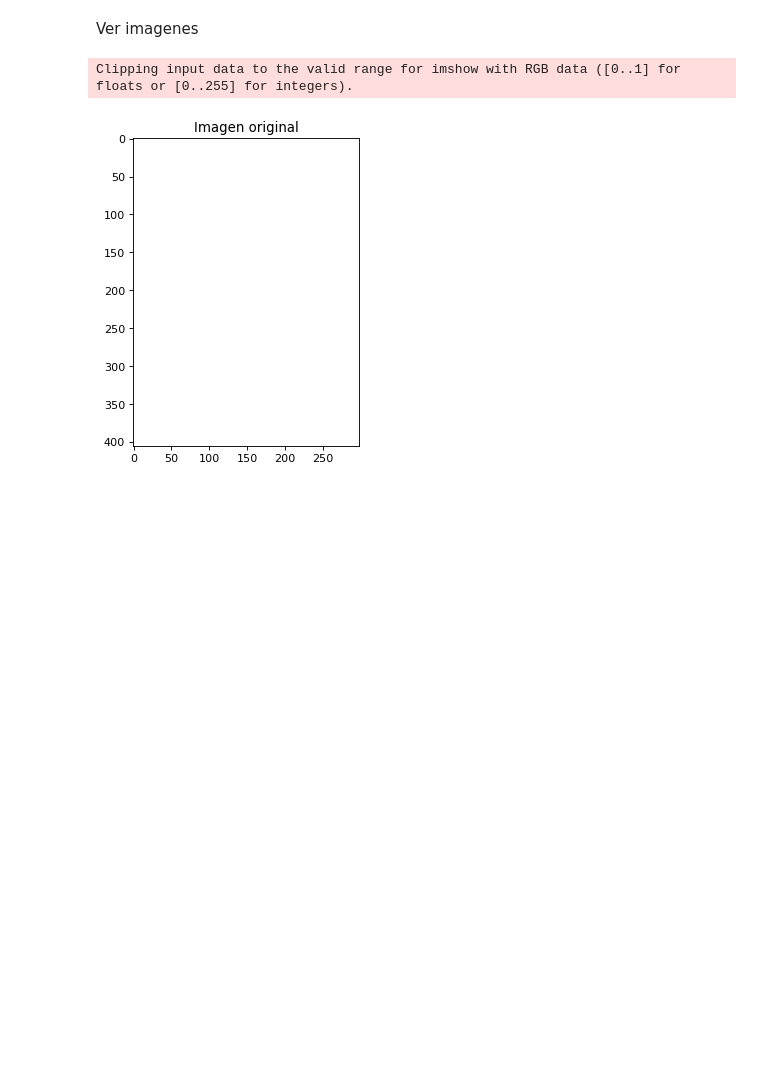
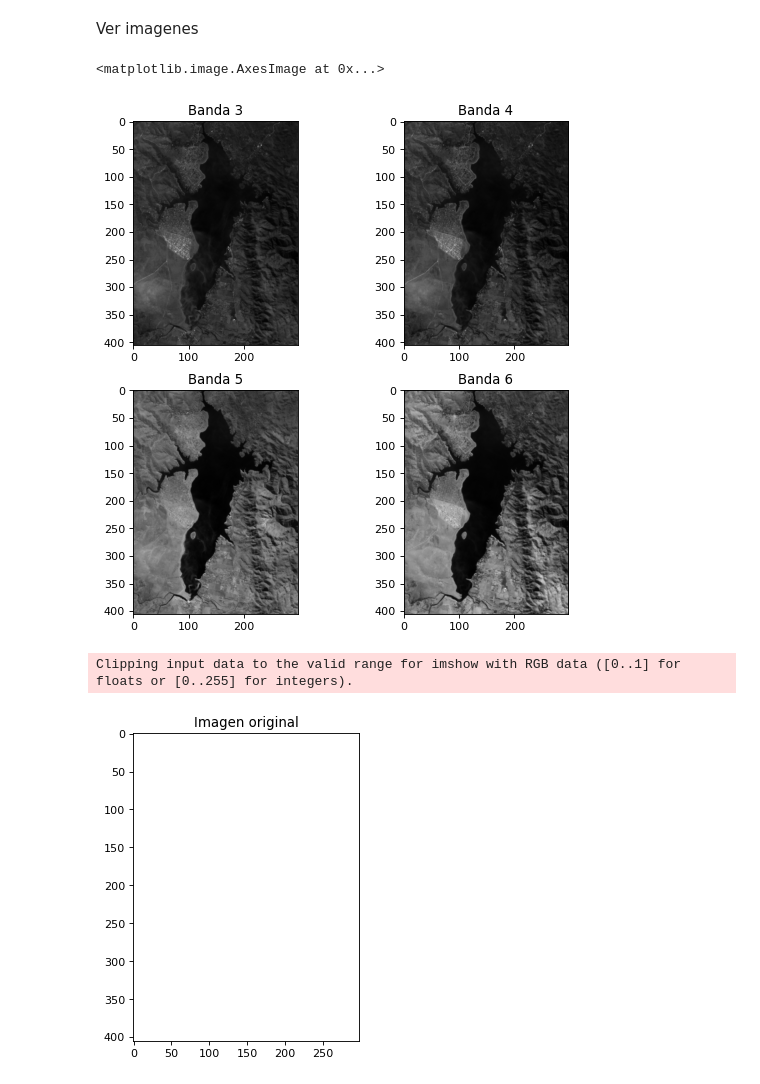
Before and after one commit to Mnzeballos/Trabajo_final_Tec-Int, a Jupyter notebook: Notas y código.ipynb, the cells around one changed output. Cells and saved outputs as stored; diff of their text form; code cells hidden in the pictures; blank space fills up the shorter version.

Commit message:
visualización de imágenes

```diff
--- a/Notas y código.ipynb
+++ b/Notas y código.ipynb
@@ -63,5 +72,27 @@ print('\nTipo de objeto: ', type(B3), type(B4), type(B5), type(B6))
 # %% [markdown]
 Ver imagenes
+# %%
+# Armamos la figura
+plt.figure(figsize=(8, 8), dpi= 80, facecolor='w', edgecolor='k')
+# Banda 3
+plt.subplot(2,2,1)
+plt.title('Banda 3')
+plt.imshow(B3, cmap='gray')
+# Banda 4
+plt.subplot(2,2,2)
+plt.title('Banda 4')
+plt.imshow(B4, cmap='gray')
+# Banda 5
+plt.subplot(2,2,3)
+plt.title('Banda 5')
+plt.imshow(B5, cmap='gray')
+# Banda 6
+plt.subplot(2,2,4)
+plt.title('Banda 6')
+plt.imshow(B6, cmap='gray')
+# %% [output]
+<matplotlib.image.AxesImage at 0x...>
+[figure, added]
 # %%
 # unimos las bandas
 Bandas = np.zeros([filas, columnas, 4])
```
Also changed, not shown: parts of 2 cells of this notebook.
